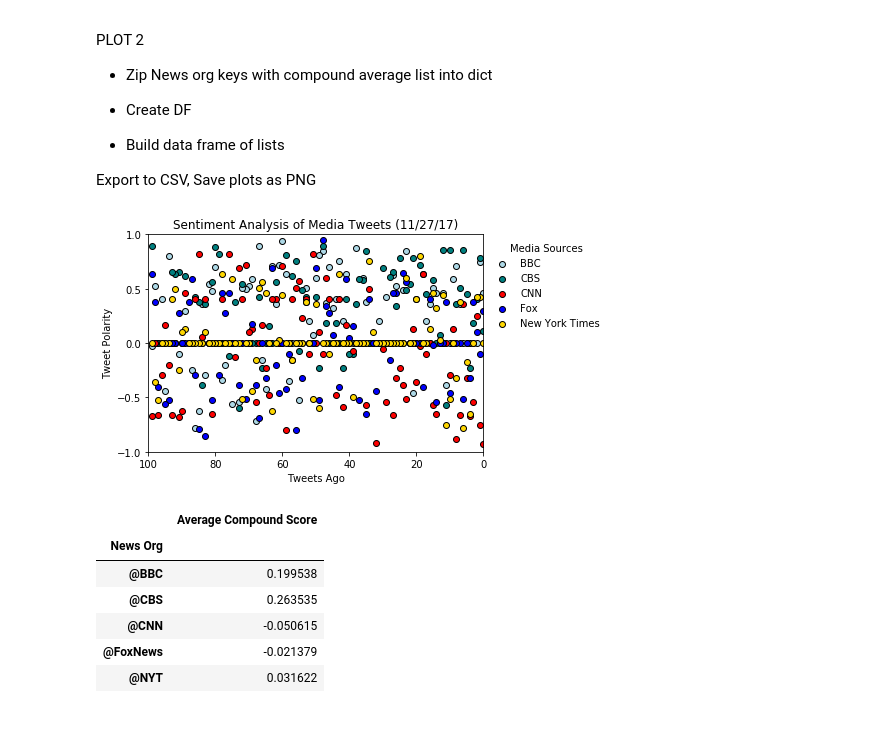
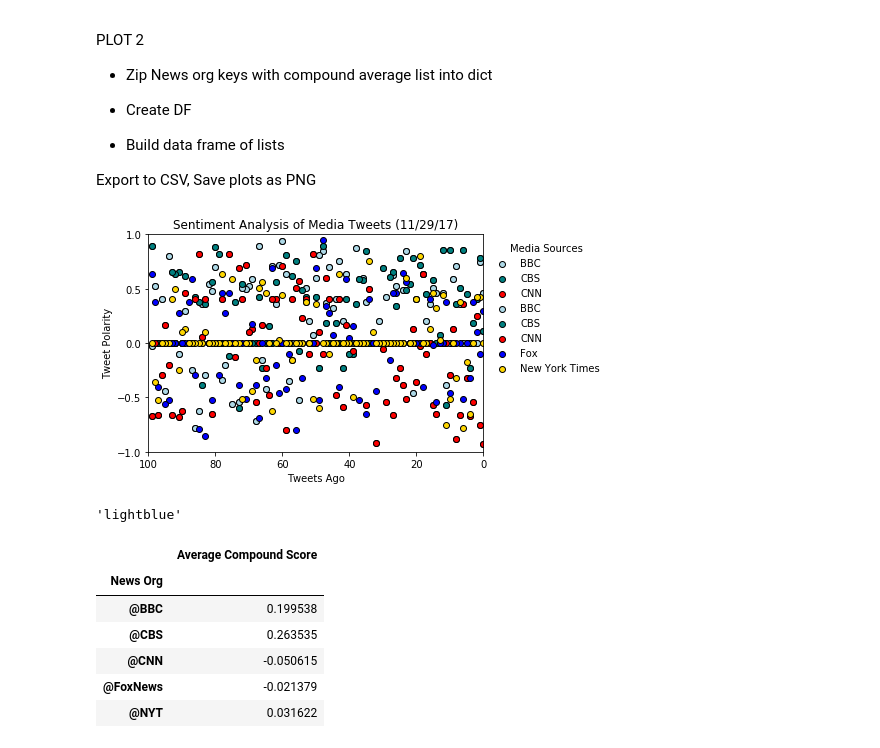
Before and after one commit to caelanosullivan/Twitter-Sentiment, a Jupyter notebook: news-org-tweets.ipynb, the cells around one changed output. Saved outputs shown, nothing was run; the diff lists cells and outputs as text; code cells hidden in the pictures.

Commit message:
Refactored hardcoding in scatterplots to use dictionary values for org colors

```diff
--- a/news-org-tweets.ipynb
+++ b/news-org-tweets.ipynb
@@ -164,49 +164,63 @@ sentiments_pd = sentiments_pd[['News Org',
 #                   facecolors='red', edgecolors='black', label="CNN")
 #target_users = ("@BBC", "@CBS", "@CNN", "@FoxNews", "@NYT")
 
-bbc = plt.scatter(sentiments_pd.groupby(["News Org"]).get_group("@BBC")["Tweets Ago"],
+
+# use zip funtion to zip to lists... for org,color...enumerate keeps track of position in list.
+
+orgs_colors_dict = {'@BBC':'lightblue',
+                   '@CBS': 'teal',
+                   '@CNN': 'red',
+                   '@FoxNews': 'blue',
+                   '@NYT': 'gold'}
+
+plt.scatter(sentiments_pd.groupby(["News Org"]).get_group("@BBC")["Tweets Ago"],
                 sentiments_pd.groupby(["News Org"]).get_group("@BBC")["Compound"],
-                  facecolors='lightblue', edgecolors='black', label="BBC")
-cbs = plt.scatter(sentiments_pd.groupby(["News Org"]).get_group("@CBS")["Tweets Ago"],
+                  facecolors=orgs_colors_dict['@BBC'], edgecolors='black', label="BBC")
+plt.scatter(sentiments_pd.groupby(["News Org"]).get_group("@CBS")["Tweets Ago"],
                 sentiments_pd.groupby(["News Org"]).get_group("@CBS")["Compound"],
-                  facecolors='teal', edgecolors='black', label="CBS")
-cnn = plt.scatter(sentiments_pd.groupby(["News Org"]).get_group("@CNN")["Tweets Ago"],
+                  facecolors=orgs_colors_dict['@CBS'], edgecolors='black', label="CBS")
+plt.scatter(sentiments_pd.groupby(["News Org"]).get_group("@CNN")["Tweets Ago"],
                 sentiments_pd.groupby(["News Org"]).get_group("@CNN")["Compound"],
-                  facecolors='red', edgecolors='black', label="CNN")
-fox = plt.scatter(sentiments_pd.groupby(["News Org"]).get_group("@FoxNews")["Tweets Ago"],
+                  facecolors=orgs_colors_dict['@CNN'], edgecolors='black', label="CNN")
+plt.scatter(sentiments_pd.groupby(["News Org"]).get_group("@FoxNews")["Tweets Ago"],
                 sentiments_pd.groupby(["News Org"]).get_group("@FoxNews")["Compound"],
-                  facecolors='blue', edgecolors='black', label="Fox")
-nyt = plt.scatter(sentiments_pd.groupby(["News Org"]).get_group("@NYT")["Tweets Ago"],
+                  facecolors=orgs_colors_dict['@FoxNews'], edgecolors='black', label="Fox")
+plt.scatter(sentiments_pd.groupby(["News Org"]).get_group("@NYT")["Tweets Ago"],
                 sentiments_pd.groupby(["News Org"]).get_group("@NYT")["Compound"],
-                  facecolors='gold', edgecolors='black', label="New York Times")
+                  facecolors=orgs_colors_dict['@NYT'], edgecolors='black', label="New York Times")
 
 # Set textual properties
 now = datetime.now()
 now = now.strftime("%m/%d/%y")
 plt.title(f'Sentiment Analysis of Media Tweets ({now})')
 plt.xlabel("Tweets Ago")
 plt.ylabel("Tweet Polarity")
 
 # Configure axes
 plt.xlim(100, 0)
 plt.ylim(-1.0, 1.0)
 yticks = [-1.0, -0.5, 0.0, 0.5, 1.0]
 plt.yticks(yticks)
 
 # Add Media Sources to legend and place next to chart
-plt.legend(handles=[bbc, cbs, cnn, fox, nyt], title="Media Sources", bbox_to_anchor=(1, 1), frameon=False)
+#plt.legend(handles=[bbc, cbs, cnn, fox, nyt], title="Media Sources", bbox_to_anchor=(1, 1), frameon=False)
+plt.legend(title="Media Sources", bbox_to_anchor=(1, 1), frameon=False)
 
 # plt.legend(loc="upper right")
 #plt.legend(handles=[cnn], loc="center left", title="Media Sources", bbox_to_anchor=(1, 0.5))
 
 #df.plot().legend(loc='center left', bbox_to_anchor=(1, 0.5))
 # figtext(.95, .6, "Note:\nCircle size correlates with driver count per city.", rotation='horizontal')
 
 plt.show()
 # %% [output]
-[figure, old version]
+[figure, new version]
 # %%
 #sentiments_pd.groupby(["News Org"]).get_group("@BBC")["Compound"]
+
+orgs_colors_dict['@BBC']
+# %% [output]
+'lightblue'
 # %%
 average_compound = sentiments_pd.groupby("News Org").mean()["Compound"]
 
```
Also changed, not shown: parts of 1 cell of this notebook.
